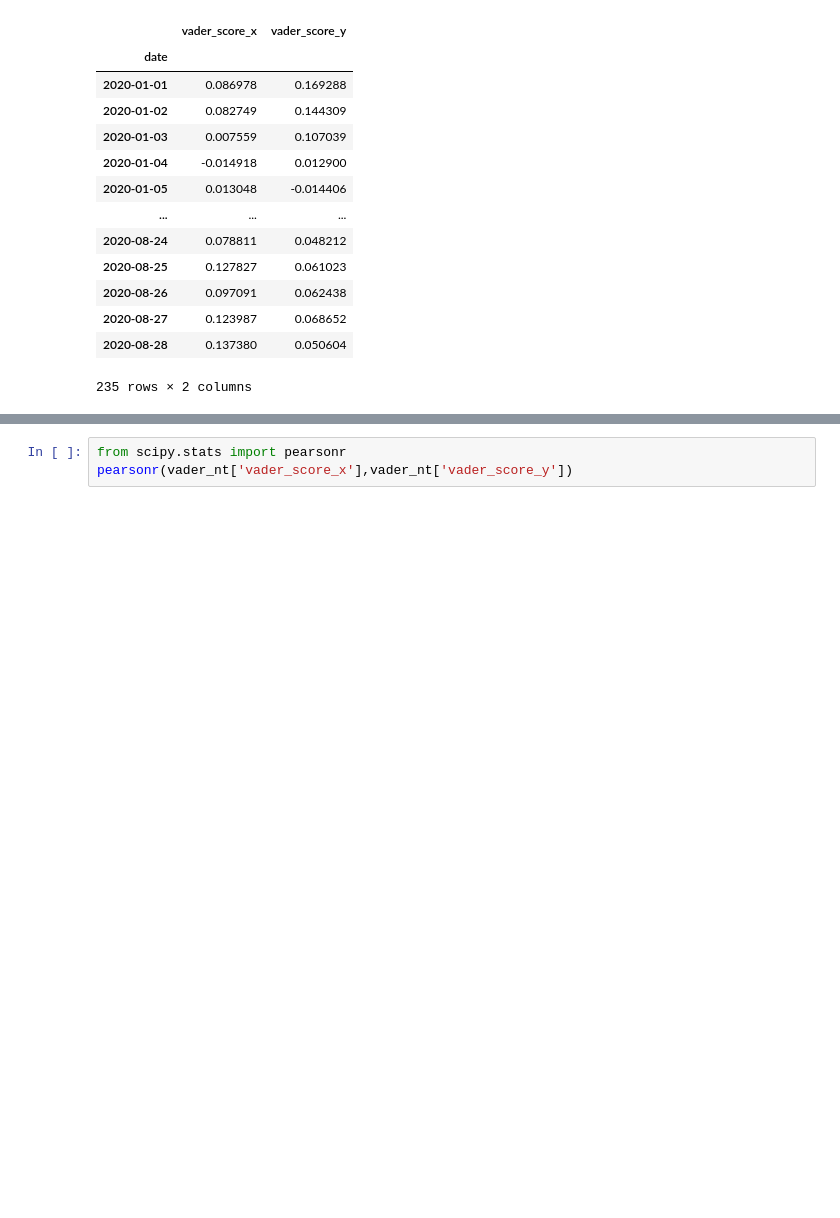
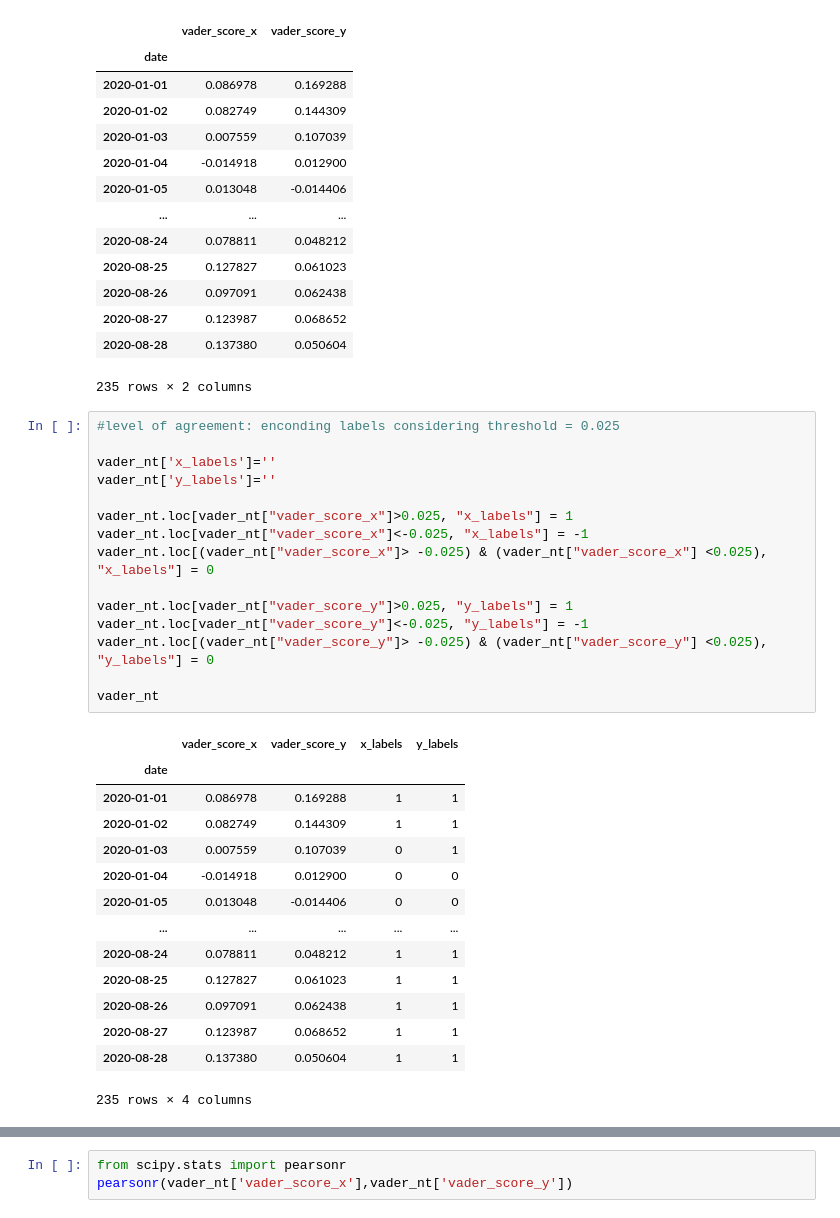
Before and after one commit to julia1713/Sentiment-analysis-of-financial-news-NLP, a Jupyter notebook: CORRELATION/CORRELATION BETWEEN NEWS-TWEETS.ipynb, the cells around one changed output, grey strips where cells are left out. Drawn from its saved outputs; the diff is of its cells as text; blank space fills up the shorter version.

```diff
--- a/CORRELATION/CORRELATION BETWEEN NEWS-TWEETS.ipynb
+++ b/CORRELATION/CORRELATION BETWEEN NEWS-TWEETS.ipynb
@@ -62,3 +62,33 @@ vader_nt
 | 2020-08-27 | 0.123987 | 0.068652 |
 | 2020-08-28 | 0.137380 | 0.050604 |
 235 rows × 2 columns
+# %%
+#level of agreement: enconding labels considering threshold = 0.025
+
+vader_nt['x_labels']=''
+vader_nt['y_labels']=''
+
+vader_nt.loc[vader_nt["vader_score_x"]>0.025, "x_labels"] = 1
+vader_nt.loc[vader_nt["vader_score_x"]<-0.025, "x_labels"] = -1
+vader_nt.loc[(vader_nt["vader_score_x"]> -0.025) & (vader_nt["vader_score_x"] <0.025), "x_labels"] = 0
+
+vader_nt.loc[vader_nt["vader_score_y"]>0.025, "y_labels"] = 1
+vader_nt.loc[vader_nt["vader_score_y"]<-0.025, "y_labels"] = -1
+vader_nt.loc[(vader_nt["vader_score_y"]> -0.025) & (vader_nt["vader_score_y"] <0.025), "y_labels"] = 0
+
+vader_nt
+# %% [output]
+|  | vader_score_x | vader_score_y | x_labels | y_labels |
+| date |  |  |  |  |
+| 2020-01-01 | 0.086978 | 0.169288 | 1 | 1 |
+| 2020-01-02 | 0.082749 | 0.144309 | 1 | 1 |
+| 2020-01-03 | 0.007559 | 0.107039 | 0 | 1 |
+| 2020-01-04 | -0.014918 | 0.012900 | 0 | 0 |
+| 2020-01-05 | 0.013048 | -0.014406 | 0 | 0 |
+| ... | ... | ... | ... | ... |
+| 2020-08-24 | 0.078811 | 0.048212 | 1 | 1 |
+| 2020-08-25 | 0.127827 | 0.061023 | 1 | 1 |
+| 2020-08-26 | 0.097091 | 0.062438 | 1 | 1 |
+| 2020-08-27 | 0.123987 | 0.068652 | 1 | 1 |
+| 2020-08-28 | 0.137380 | 0.050604 | 1 | 1 |
+235 rows × 4 columns
```
Also changed, not shown: parts of 9 cells of this notebook.
